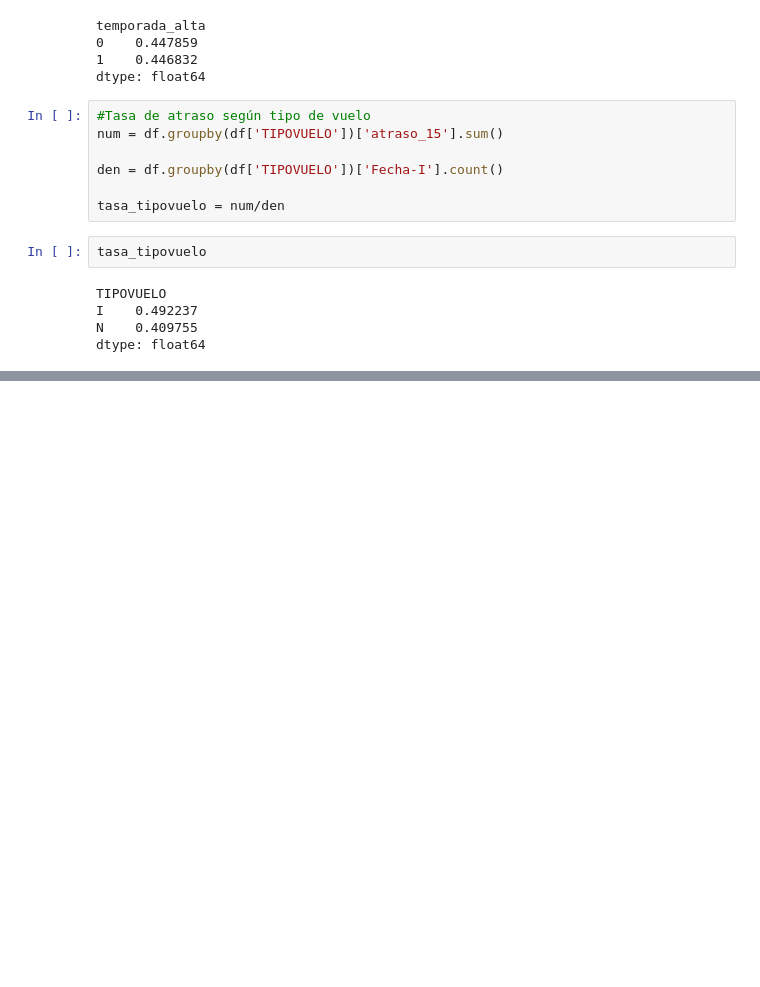
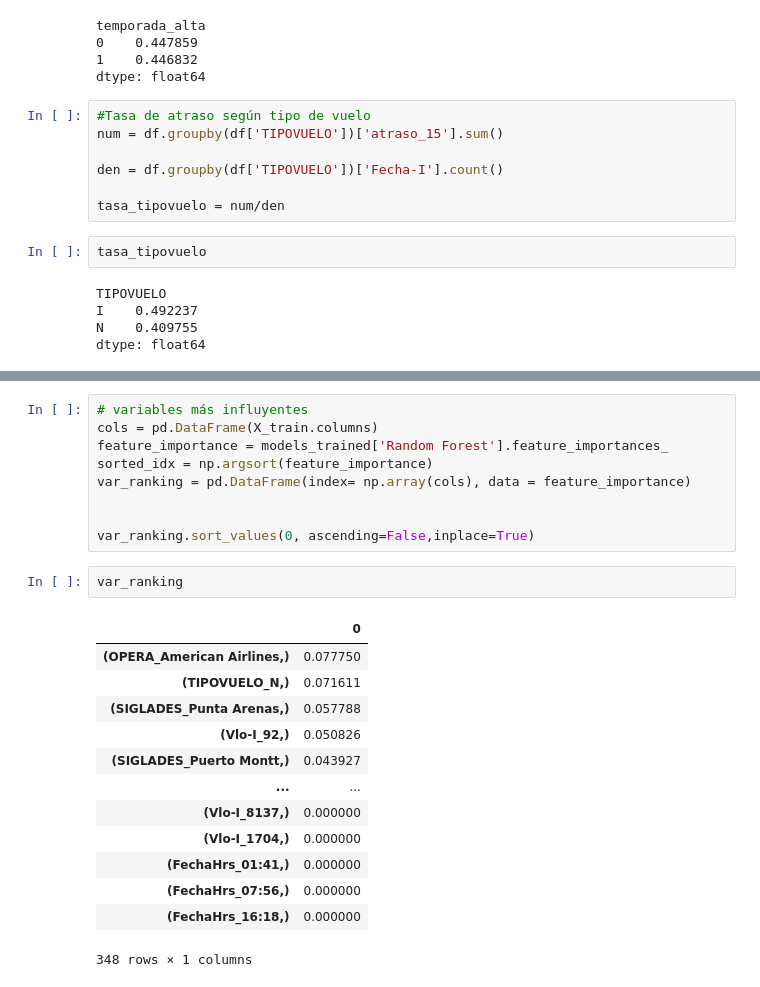
Before and after one commit to JPGrosso/challenge_DS_LATAM, a Jupyter notebook: solution.ipynb, the cells around one changed output, grey strips where cells are left out. Saved outputs shown, nothing was run; the diff lists cells and outputs as text; blank space fills up the shorter version.

```diff
--- a/solution.ipynb
+++ b/solution.ipynb
@@ -321,0 +541,25 @@ dataset_cat_dummy.head(5)
+# %%
+# variables más influyentes
+cols = pd.DataFrame(X_train.columns)
+feature_importance = models_trained['Random Forest'].feature_importances_
+sorted_idx = np.argsort(feature_importance)
+var_ranking = pd.DataFrame(index= np.array(cols), data = feature_importance)
+
+
+var_ranking.sort_values(0, ascending=False,inplace=True)
+# %%
+var_ranking
+# %% [output]
+|  | 0 |
+| (OPERA_American Airlines,) | 0.077750 |
+| (TIPOVUELO_N,) | 0.071611 |
+| (SIGLADES_Punta Arenas,) | 0.057788 |
+| (Vlo-I_92,) | 0.050826 |
+| (SIGLADES_Puerto Montt,) | 0.043927 |
+| ... | ... |
+| (Vlo-I_8137,) | 0.000000 |
+| (Vlo-I_1704,) | 0.000000 |
+| (FechaHrs_01:41,) | 0.000000 |
+| (FechaHrs_07:56,) | 0.000000 |
+| (FechaHrs_16:18,) | 0.000000 |
+348 rows × 1 columns
```
Also changed, not shown: parts of 19 cells of this notebook.
